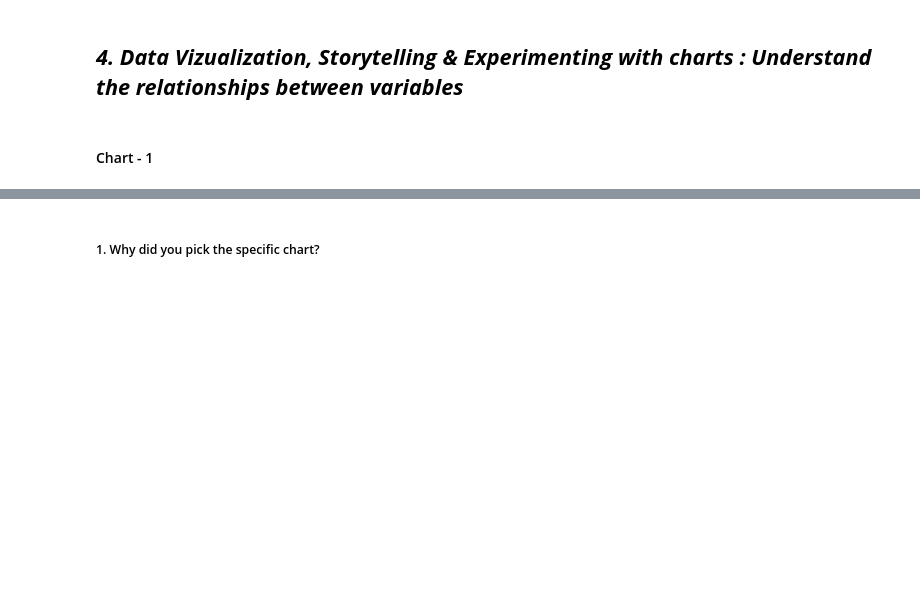
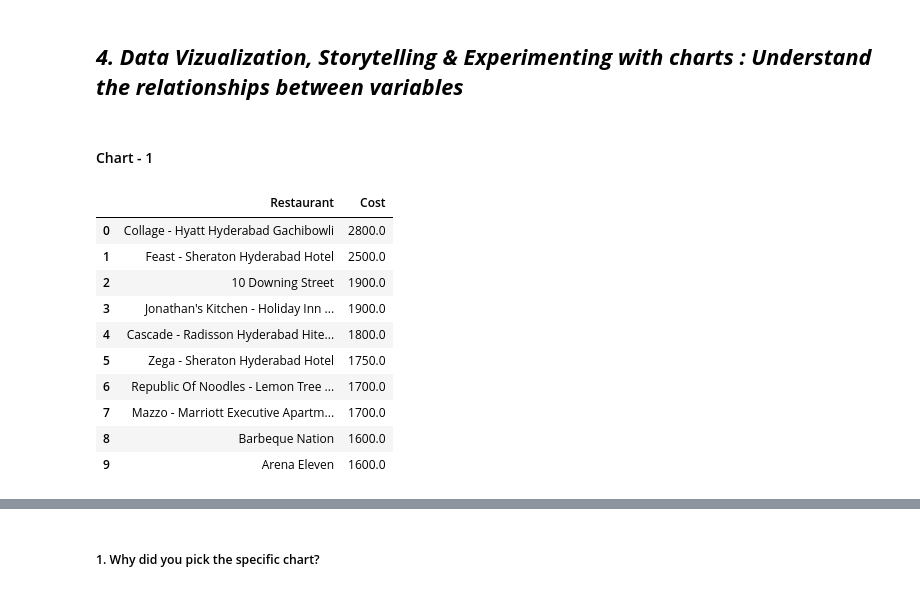
Before and after one commit to sonika-07/Zomato-Restaurant-Clustering-And-Sentiment-Analysis, a Jupyter notebook: Zomato_Restaurant_Clustering_And_Sentiment_Analysis.ipynb, the cells around one changed output, grey strips where cells are left out. Drawn from its saved outputs; the diff is of its cells as text; code cells hidden in the pictures; blank space fills up the shorter version.

```diff
--- a/Zomato_Restaurant_Clustering_And_Sentiment_Analysis.ipynb
+++ b/Zomato_Restaurant_Clustering_And_Sentiment_Analysis.ipynb
@@ -501,0 +506,16 @@ For the Hotel dataset:
+# %%
+#Find out the costliest restaurants
+costly_res=hotel[['Restaurant','Cost']].groupby('Restaurant',as_index=False).mean().sort_values(by='Cost',ascending=False).head(10).reset_index(drop=True)
+costly_res
+# %% [output]
+|  | Restaurant | Cost |
+| 0 | Collage - Hyatt Hyderabad Gachibowli | 2800.0 |
+| 1 | Feast - Sheraton Hyderabad Hotel | 2500.0 |
+| 2 | 10 Downing Street | 1900.0 |
+| 3 | Jonathan's Kitchen - Holiday Inn ... | 1900.0 |
+| 4 | Cascade - Radisson Hyderabad Hite... | 1800.0 |
+| 5 | Zega - Sheraton Hyderabad Hotel | 1750.0 |
+| 6 | Republic Of Noodles - Lemon Tree ... | 1700.0 |
+| 7 | Mazzo - Marriott Executive Apartm... | 1700.0 |
+| 8 | Barbeque Nation | 1600.0 |
+| 9 | Arena Eleven | 1600.0 |
```
Also changed, not shown: parts of 9 cells of this notebook.
